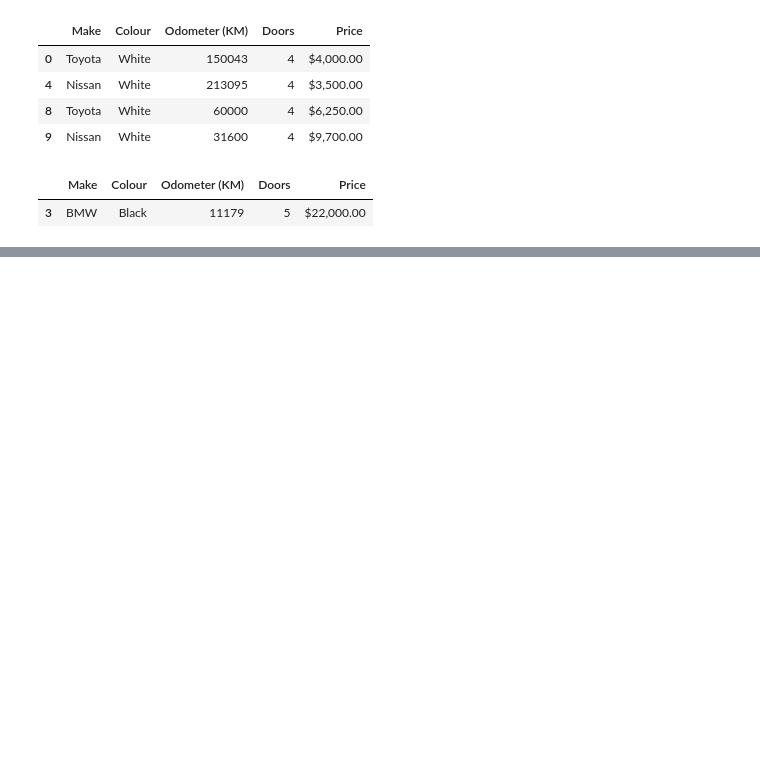
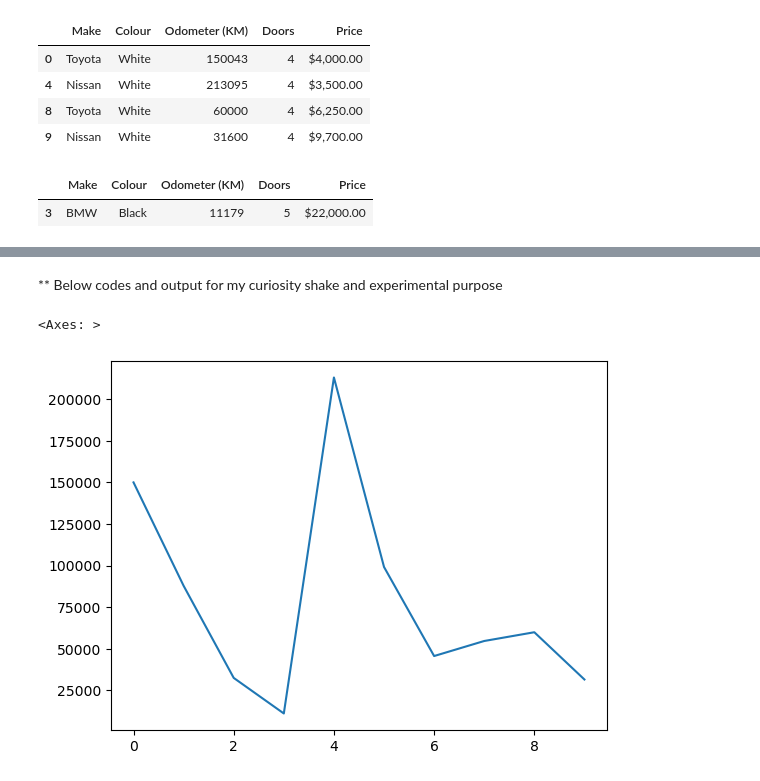
Before and after one commit to AYAN10M/MY_MACHINE_LEARNING_JOURNEY, a Jupyter notebook: SAMPLE_PROJECT_2/introduction_pandas.ipynb, the cells around one changed output, grey strips where cells are left out. Cells and saved outputs as stored; diff of their text form; code cells hidden in the pictures; blank space fills up the shorter version.

```diff
--- a/SAMPLE_PROJECT_2/introduction_pandas.ipynb
+++ b/SAMPLE_PROJECT_2/introduction_pandas.ipynb
@@ -483,0 +523,8 @@ car_sales[car_sales["Odometer (KM)"] <= 30000]
+# %% [markdown]
+** Below codes and output for my curiosity shake and experimental purpose
+# %%
+#Pandas uses the plot() method to create diagrams. We can use Pyplot, a submodule of the Matplotlib library to visualize the diagram on the screen.
+car_sales["Odometer (KM)"].plot()
+# %% [output]
+<Axes: >
+[figure, added]
```
Also changed, not shown: parts of 48 cells of this notebook, 2 other files.
